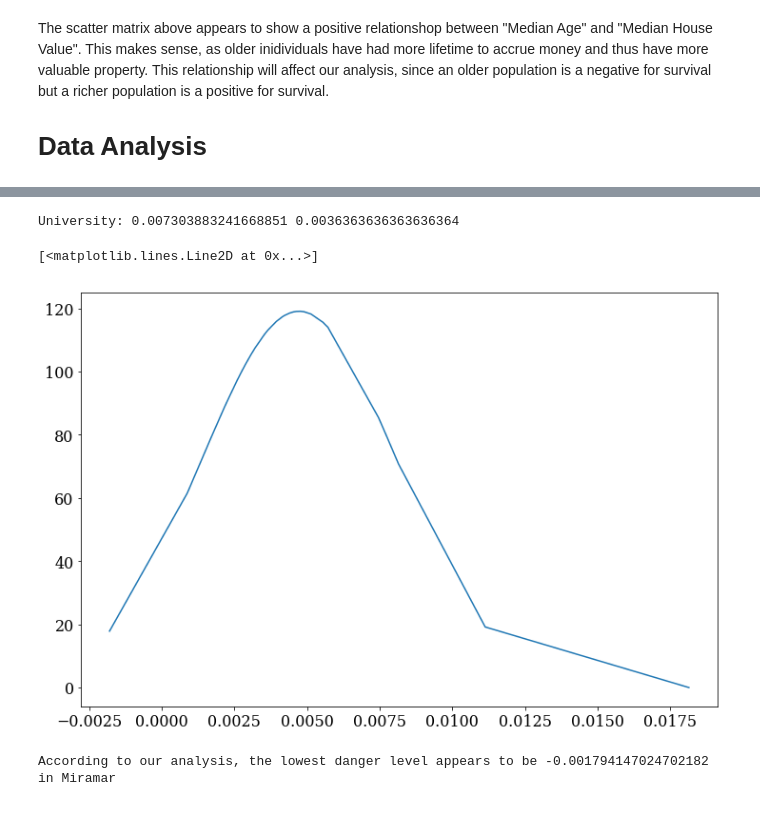
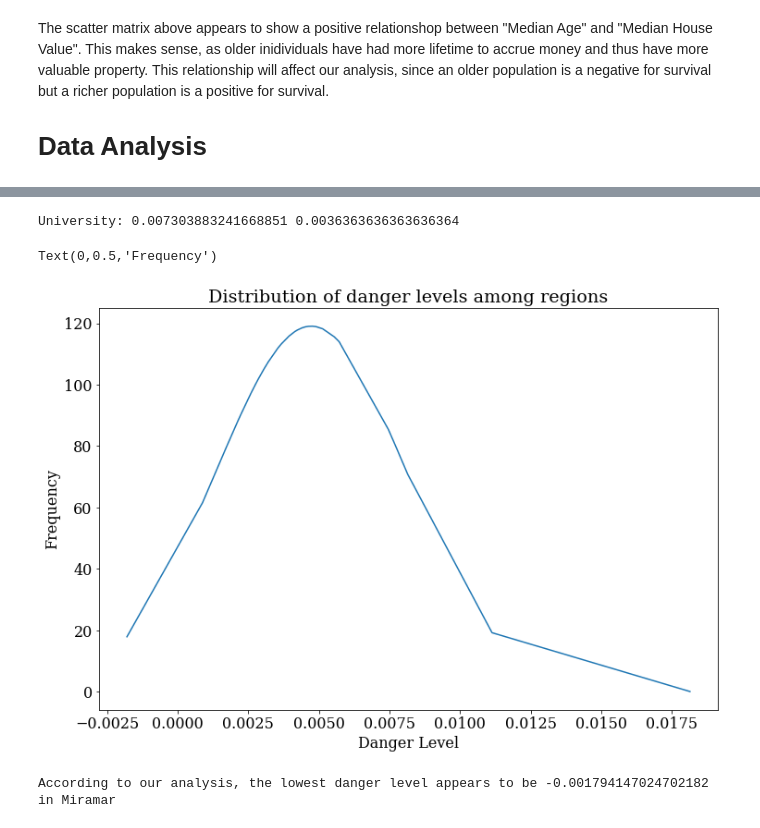
Before and after one commit to billywcwhite/generation-zombie, a Jupyter notebook: FinalProject.ipynb, the cells around one changed output, grey strips where cells are left out. Cells and saved outputs as stored; diff of their text form; code cells hidden in the pictures.

Commit message:
Labeled charts, added more of the write up.
Still needs Name/PID info and data analysis paragraph!

```diff
--- a/FinalProject.ipynb
+++ b/FinalProject.ipynb
@@ -382,35 +382,38 @@ def DangerLevel(row):
     Gamma = (1 / float(MedAge)) * 0.1
 
     # For later purposes we want to know the University's beta and gamma values.
     if(row[1]['Region'] == 'University'):
         print( "University: " + str(Beta) + " " + str(Gamma) )
 
     return Beta - Gamma
 
 
 # Save the lowest danger level and the name of its region
 lowestDangerLevel = 1000
 lowestDangerRegion = ""
 
 dangerLevels = []
 
 for row in df.iterrows():
     danger = DangerLevel(row)
     dangerLevels.append(danger)
     if(danger < lowestDangerLevel):
         lowestDangerLevel = danger
         lowestDangerRegion = row[1]['Region']
 
 # Plot the danger levels!
 dangerLevels.sort()
 meanDanger = np.mean(dangerLevels)
 stdDanger = np.std(dangerLevels)
 dangerpdf = scipy.stats.norm.pdf(dangerLevels, meanDanger, stdDanger)
 plt.plot(dangerLevels, dangerpdf)
+plt.title("Distribution of danger levels among regions")
+plt.xlabel("Danger Level")
+plt.ylabel("Frequency")
 # %% [output]
 University: 0.007303883241668851 0.0036363636363636364
-[<matplotlib.lines.Line2D at 0x...>]
+Text(0,0.5,'Frequency')
-[figure, old version]
+[figure, new version]
 # %%
 print("According to our analysis, the lowest danger level appears to be " + str(lowestDangerLevel) + " in " + str(lowestDangerRegion))
 # %% [output]
```
Also changed, not shown: parts of 15 cells of this notebook.
